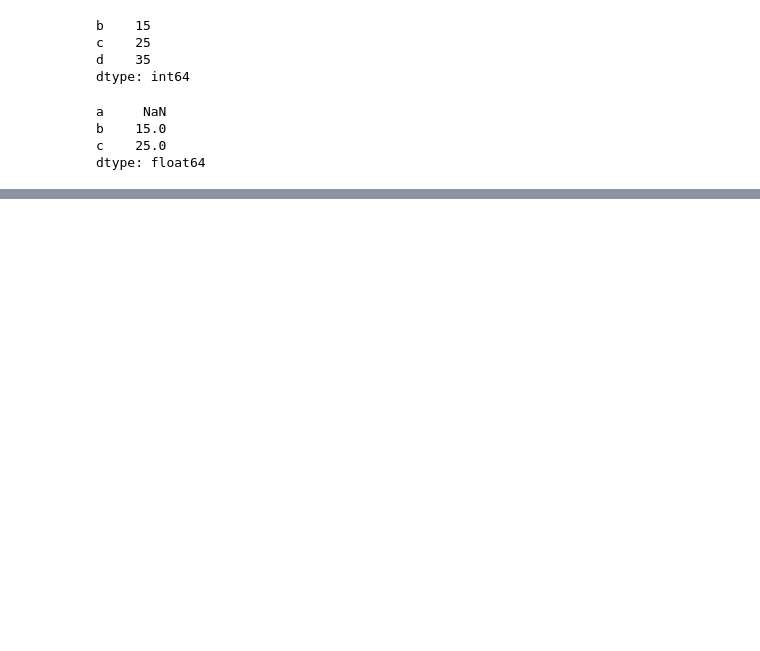
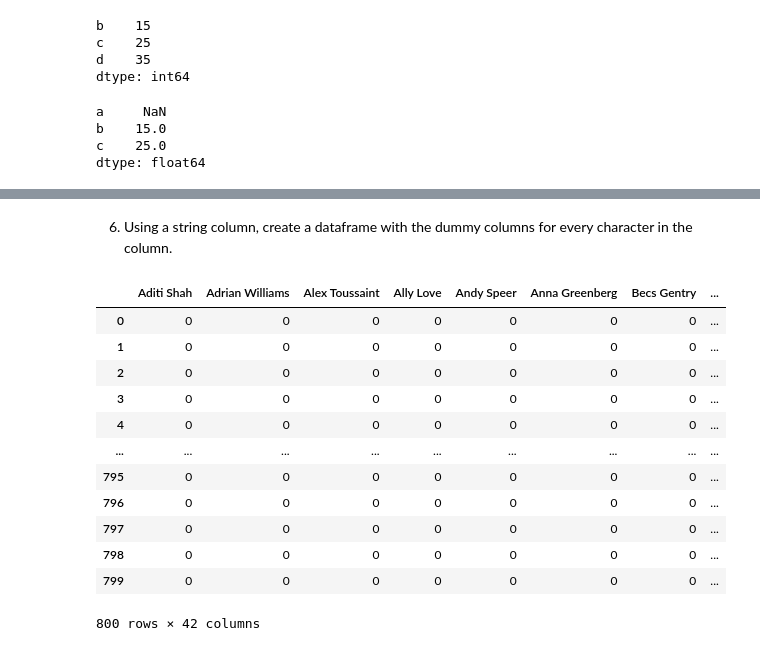
Before and after one commit to jramirez857/effective-pandas, a Jupyter notebook: effective_pandas.ipynb, the cells around one changed output, grey strips where cells are left out. Drawn from its saved outputs; the diff is of its cells as text; code cells hidden in the pictures; blank space fills up the shorter version.

```diff
--- a/effective_pandas.ipynb
+++ b/effective_pandas.ipynb
@@ -249,7 +244,7 @@ city_mpg.to_frame()
 ### Exercises
 1. Convert a numeric column to a smaller type.
 # %%
-workouts_df = pd.read_csv('/home/jose/VSCodeProjects/pandas/workouts.csv')
+workouts_df = pd.read_csv('/home/jose/VSCodeProjects/effective-pandas/workouts.csv')
 workouts_df['Calories Burned'].fillna(0).astype('int32')
 # %% [output]
 0       19
@@ -1626,0 +2197,19 @@ RangeIndex(start=0, stop=754, step=1)
+# %% [markdown]
+6. Using a string column, create a dataframe with the dummy columns for every character in
+the column.
+# %%
+workouts_df['Instructor Name'].str.get_dummies(sep='|')
+# %% [output]
+|  | Aditi Shah | Adrian Williams | Alex Toussaint | Ally Love | Andy Speer | Anna Greenberg | Becs Gentry | ... |
+| 0 | 0 | 0 | 0 | 0 | 0 | 0 | 0 | ... |
+| 1 | 0 | 0 | 0 | 0 | 0 | 0 | 0 | ... |
+| 2 | 0 | 0 | 0 | 0 | 0 | 0 | 0 | ... |
+| 3 | 0 | 0 | 0 | 0 | 0 | 0 | 0 | ... |
+| 4 | 0 | 0 | 0 | 0 | 0 | 0 | 0 | ... |
+| ... | ... | ... | ... | ... | ... | ... | ... | ... |
+| 795 | 0 | 0 | 0 | 0 | 0 | 0 | 0 | ... |
+| 796 | 0 | 0 | 0 | 0 | 0 | 0 | 0 | ... |
+| 797 | 0 | 0 | 0 | 0 | 0 | 0 | 0 | ... |
+| 798 | 0 | 0 | 0 | 0 | 0 | 0 | 0 | ... |
+| 799 | 0 | 0 | 0 | 0 | 0 | 0 | 0 | ... |
+800 rows × 42 columns
```
Also changed, not shown: parts of 109 cells of this notebook.
